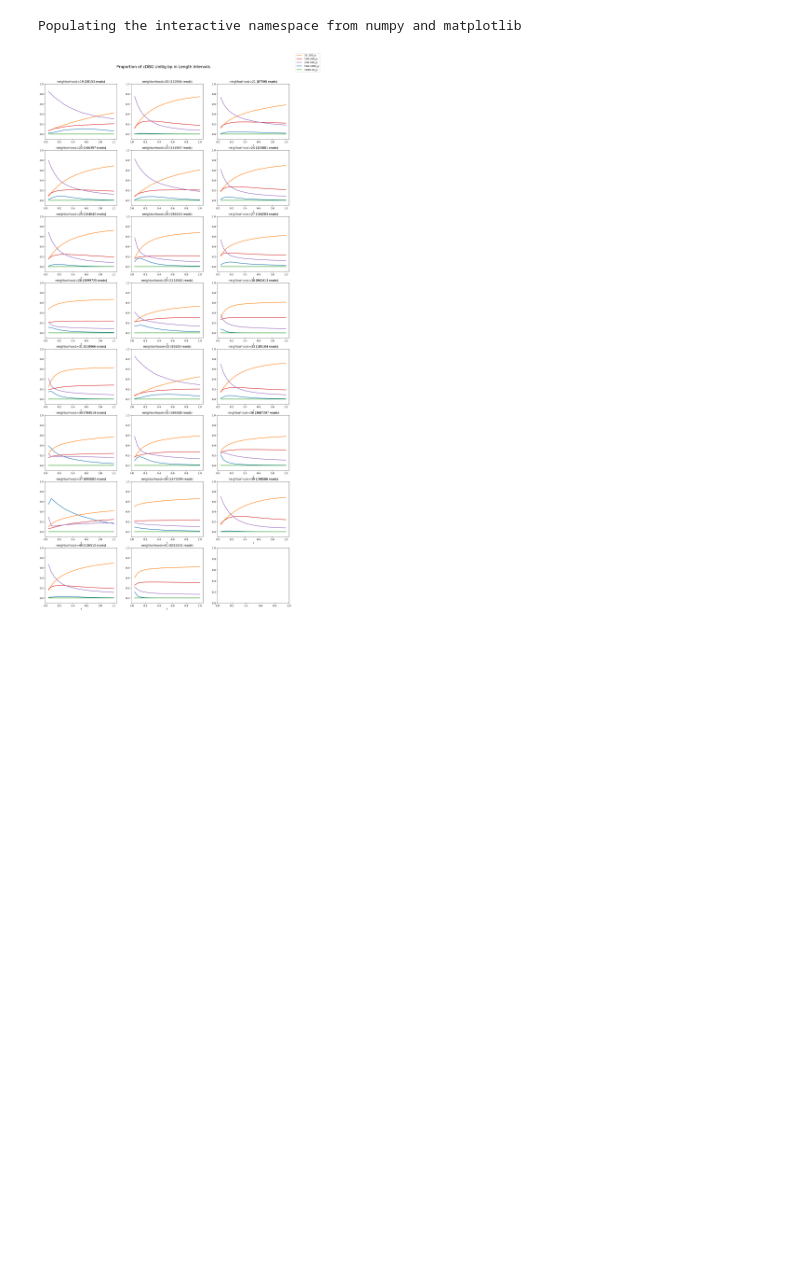
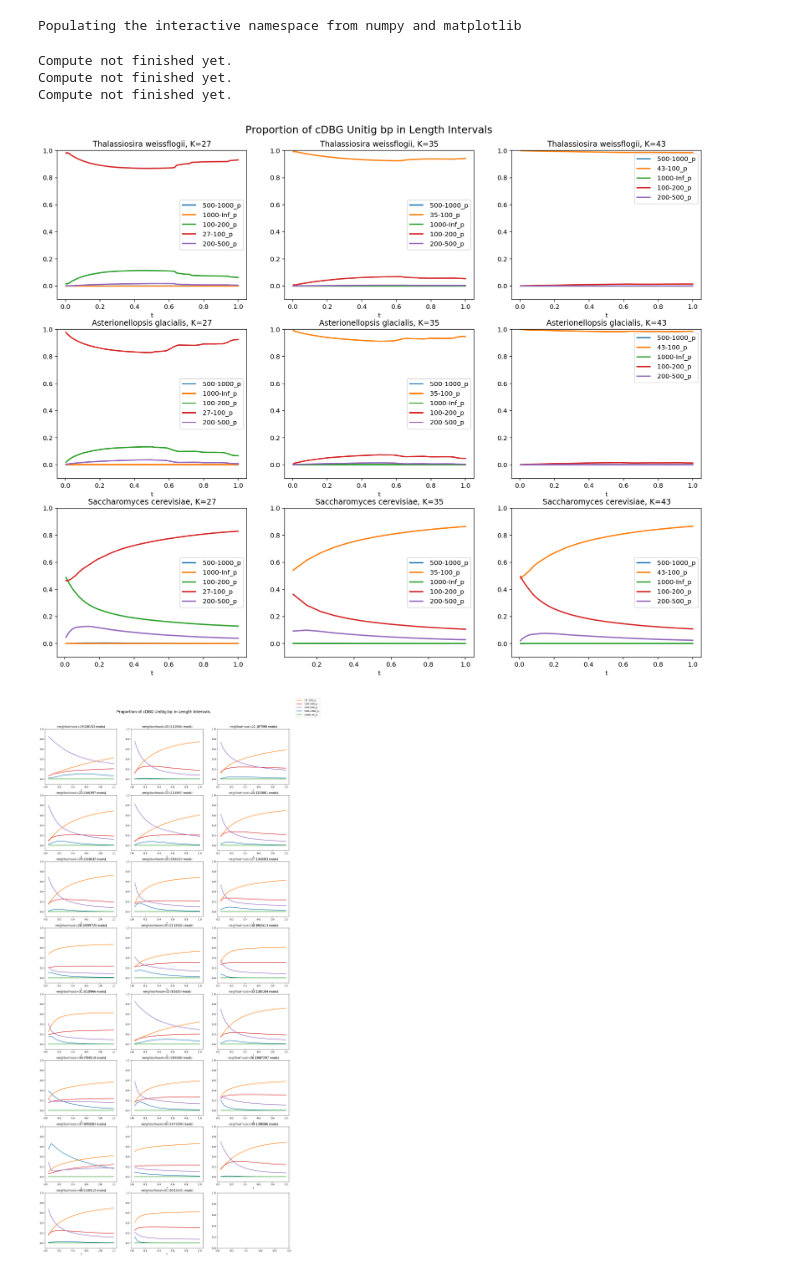
Before and after one commit to camillescott/cdbg-pub-work, a Jupyter notebook: Fragmentation.ipynb, the cells around one changed output. Saved outputs shown, nothing was run; the diff lists cells and outputs as text; code cells hidden in the pictures; blank space fills up the shorter version.

```diff
--- a/Fragmentation.ipynb
+++ b/Fragmentation.ipynb
@@ -87,3 +87,5 @@ def plot_frag_absolute(stats_filename, ax=None, legend=False):
             _plot(ax)
 
     return data, (ax.get_figure(), ax)
+# %%
+txomes = {sample : meta for sample, meta in info['samples'].items() if meta['type'] == 'transcriptome'}
@@ -90,3 +118,33 @@ def plot_frag_absolute(stats_filename, ax=None, legend=False):
+# %%
+with FigureManager(figsize=(18,18), show=True, nrows=len(info['samples']), ncols=3) as (fig, ax):
+    for n, sample_name in enumerate(info['samples']):
+        for m, ksize in enumerate(info['samples'][sample_name]['ksizes']):
+            directory  = os.path.join('outputs', sample_name, 'boink_normalized_cdbg_stats')
+            stats_file = os.path.join(directory, str(ksize), 'boink.cdbg.unitigs.bp.csv')
+
+            title       = '{0}, K={1}'.format(' '.join(sample_name.split('_')), ksize)
+
+            try:
+                data, _ = plot_frag_proportional(stats_file, ax=ax[n][m], legend=True)
+            except FileNotFoundError:
+                print('Compute not finished yet.')
+                ax[n][m].set_visible(False)
+                continue
+
+            ax[n][m].set_title(title)
+            ax[n][m].set_ylim(-0.1, 1.0)
+
+    #handles, labels = ax[0][0].get_legend_handles_labels()
+    #labels, handles = zip(*sorted(zip(labels, handles), key=lambda t: int(t[0].split('-')[0])))
+
+    #fig.legend(handles, labels, loc='upper right')
+    fig.suptitle('Proportion of cDBG Unitig bp in Length Intervals', fontsize=16)
+    fig.subplots_adjust(top=0.95)
+# %% [output]
+Compute not finished yet.
+Compute not finished yet.
+Compute not finished yet.
+[figure, added]
 # %%
 ncols, nrows = 3, 8
 with FigureManager(figsize=(18,36), show=True, nrows=nrows, ncols=ncols) as (fig, ax):
```
Also changed, not shown: parts of 1 cell of this notebook, 4 other files.
